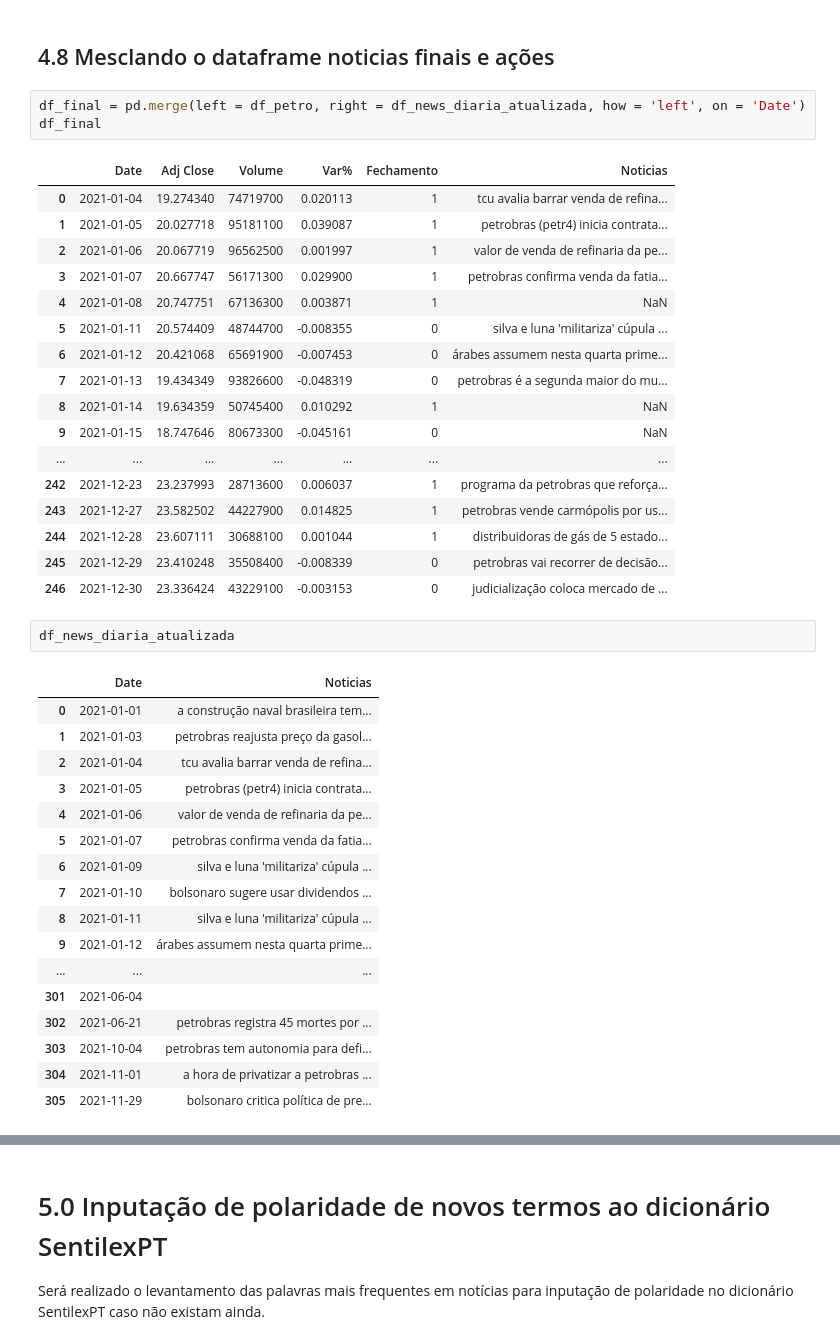
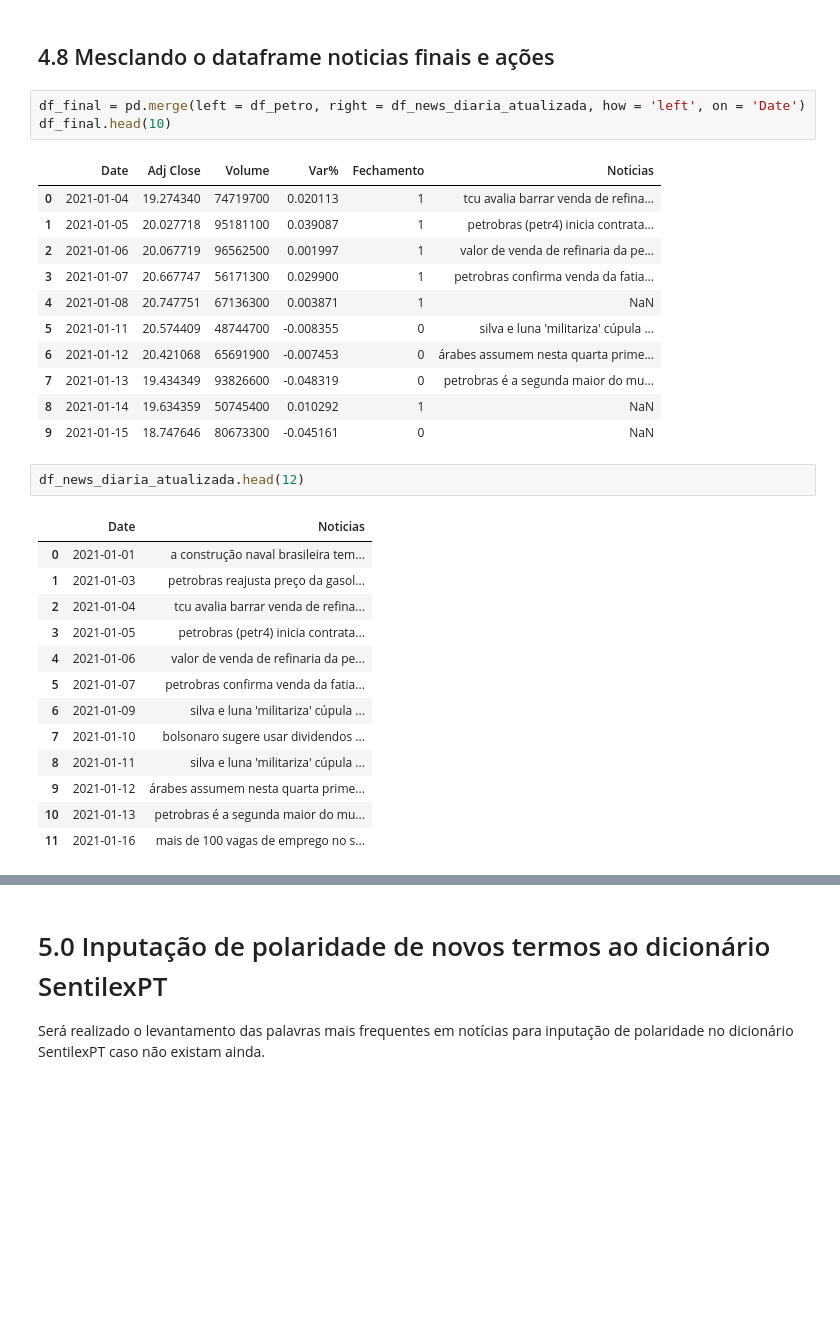
Before and after one commit to webercg/NLP---Daily-News-for-Stock-Market-Prediction, a Jupyter notebook: datasets/Experimentos + EDA.ipynb, the cells around one changed output, grey strips where cells are left out. Drawn from its saved outputs; the diff is of its cells as text; blank space fills up the shorter version.

```diff
--- a/datasets/Experimentos + EDA.ipynb
+++ b/datasets/Experimentos + EDA.ipynb
@@ -638,27 +613,21 @@ len(df_news_diaria), len(df_news_diaria_atualizada)
 ## 4.8 Mesclando o dataframe noticias finais e ações
 # %%
 df_final = pd.merge(left = df_petro, right = df_news_diaria_atualizada, how = 'left', on = 'Date')
-df_final
+df_final.head(10)
 # %% [output]
 |  | Date | Adj Close | Volume | Var% | Fechamento | Noticias |
 | 0 | 2021-01-04 | 19.274340 | 74719700 | 0.020113 | 1 | tcu avalia barrar venda de refina... |
 | 1 | 2021-01-05 | 20.027718 | 95181100 | 0.039087 | 1 | petrobras (petr4) inicia contrata... |
 | 2 | 2021-01-06 | 20.067719 | 96562500 | 0.001997 | 1 | valor de venda de refinaria da pe... |
 | 3 | 2021-01-07 | 20.667747 | 56171300 | 0.029900 | 1 | petrobras confirma venda da fatia... |
 | 4 | 2021-01-08 | 20.747751 | 67136300 | 0.003871 | 1 | NaN |
 | 5 | 2021-01-11 | 20.574409 | 48744700 | -0.008355 | 0 | silva e luna 'militariza' cúpula ... |
 | 6 | 2021-01-12 | 20.421068 | 65691900 | -0.007453 | 0 | árabes assumem nesta quarta prime... |
 | 7 | 2021-01-13 | 19.434349 | 93826600 | -0.048319 | 0 | petrobras é a segunda maior do mu... |
 | 8 | 2021-01-14 | 19.634359 | 50745400 | 0.010292 | 1 | NaN |
 | 9 | 2021-01-15 | 18.747646 | 80673300 | -0.045161 | 0 | NaN |
-| ... | ... | ... | ... | ... | ... | ... |
-| 242 | 2021-12-23 | 23.237993 | 28713600 | 0.006037 | 1 | programa da petrobras que reforça... |
-| 243 | 2021-12-27 | 23.582502 | 44227900 | 0.014825 | 1 | petrobras vende carmópolis por us... |
-| 244 | 2021-12-28 | 23.607111 | 30688100 | 0.001044 | 1 | distribuidoras de gás de 5 estado... |
-| 245 | 2021-12-29 | 23.410248 | 35508400 | -0.008339 | 0 | petrobras vai recorrer de decisão... |
-| 246 | 2021-12-30 | 23.336424 | 43229100 | -0.003153 | 0 | judicialização coloca mercado de ... |
 # %%
-df_news_diaria_atualizada
+df_news_diaria_atualizada.head(12)
 # %% [output]
 |  | Date | Noticias |
 | 0 | 2021-01-01 | a construção naval brasileira tem... |
@@ -671,10 +640,6 @@ df_news_diaria_atualizada
 | 7 | 2021-01-10 | bolsonaro sugere usar dividendos ... |
 | 8 | 2021-01-11 | silva e luna 'militariza' cúpula ... |
 | 9 | 2021-01-12 | árabes assumem nesta quarta prime... |
-| ... | ... | ... |
-| 301 | 2021-06-04 |  |
-| 302 | 2021-06-21 | petrobras registra 45 mortes por ... |
-| 303 | 2021-10-04 | petrobras tem autonomia para defi... |
-| 304 | 2021-11-01 | a hora de privatizar a petrobras ... |
-| 305 | 2021-11-29 | bolsonaro critica política de pre... |
+| 10 | 2021-01-13 | petrobras é a segunda maior do mu... |
+| 11 | 2021-01-16 | mais de 100 vagas de emprego no s... |
 # %%
```
Also changed, not shown: parts of 6 cells of this notebook.
